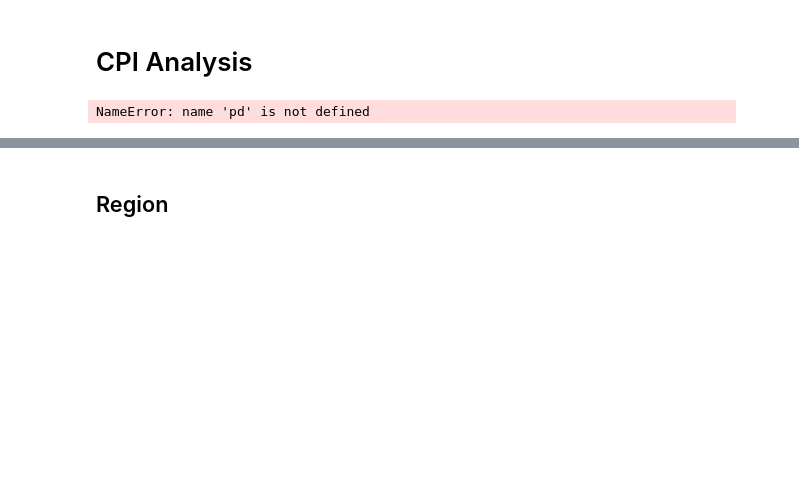
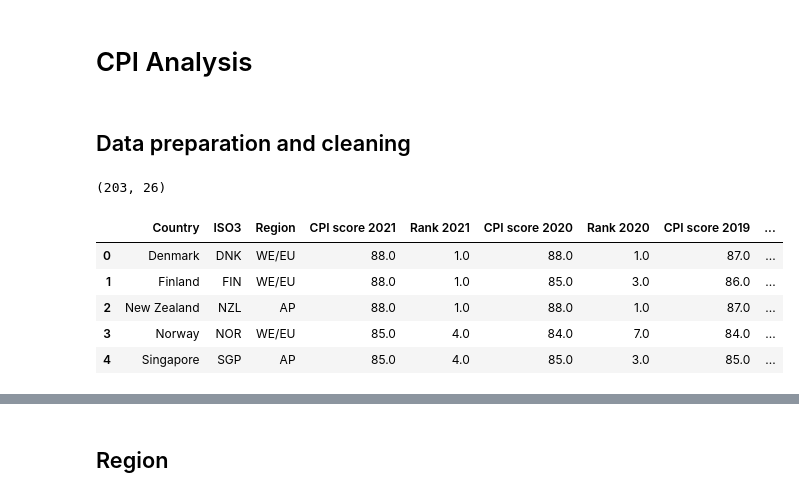
Before and after one commit to wanzulfikri/cpi_analysis, a Jupyter notebook: CPI 2012-2021.ipynb, the cells around one changed output, grey strips where cells are left out. Saved outputs shown, nothing was run; the diff lists cells and outputs as text; code cells hidden in the pictures; blank space fills up the shorter version.

Commit message:
Clean the early parts

```diff
--- a/CPI 2012-2021.ipynb
+++ b/CPI 2012-2021.ipynb
@@ -1,14 +1,11 @@
 # %% [markdown]
 # CPI Analysis
-# %%
-# import the necessary libraries, set options, and define utility functions
-
-
-pd.options.display.max_columns = None
-# %% [output]
-NameError: name 'pd' is not defined
+# %% [markdown]
+## Data preparation and cleaning
 # %%
 import pandas as pd
+pd.options.display.max_columns = None
+
 # import CPI data from 2012-2021
 CPI_2021 = pd.read_csv("datasets/CPI/CPI2021-Table 1.csv", header=2)
 CPI_2020 = pd.read_csv("datasets/CPI/CPI2020-Table 1.csv", header=2)
@@ -21,69 +18,92 @@ CPI_2014 = pd.read_csv("datasets/CPI/CPI2014-Table 1.csv")
 CPI_2013 = pd.read_csv("datasets/CPI/CPI2013-Table 1.csv", header=1)
 CPI_2012 = pd.read_csv("datasets/CPI/CPI2012-Table 1.csv")
 
-# retrieve the Country, ISO3, Region, CPI score, and rank columns
+# retrieve the Country, ISO3, Region, CPI score, and rank columns from all datasets
 # 2021
-
 CPI_2021 = CPI_2021.iloc[:, :5]
-CPI_2021.rename(columns={ "Country / Territory": "Country", "Rank": "Rank 2021"}, inplace=True)
+CPI_2021.rename(columns={ "Country / Territory": "Country", "Rank": "Rank 2021"},
+                inplace=True)
 
 # 2020
 CPI_2020 = CPI_2020.iloc[:, :5]
 CPI_2020.rename(columns={ "Rank": "Rank 2020"}, inplace=True)
-
 CPI = CPI_2021.merge(CPI_2020, how="outer", on=["Country", "ISO3", "Region"])
 
 # 2019
 CPI_2019 = CPI_2019.iloc[:, :5]
 CPI_2019.rename(columns={ "Rank": "Rank 2019"}, inplace=True)
-
 CPI = CPI.merge(CPI_2019, how="outer", on=["Country", "ISO3", "Region"])
 
 # 2018
 CPI_2018 = CPI_2018.iloc[:, :5]
-CPI_2018.rename(columns={ "Rank ": "Rank 2018", "CPI Score 2018": "CPI score 2018"}, inplace=True)
-
+CPI_2018.rename(columns={ "Rank ": "Rank 2018", "CPI Score 2018": "CPI score 2018"},
+                inplace=True)
 CPI = CPI.merge(CPI_2018, how="outer", on=["Country", "ISO3", "Region"])
 
 
 # 2017
 CPI_2017 = CPI_2017.iloc[:, :5]
-CPI_2017.rename(columns={ "Rank ": "Rank 2017", "CPI Score 2017": "CPI score 2017"}, inplace=True)
-
+CPI_2017.rename(columns={ "Rank ": "Rank 2017", "CPI Score 2017": "CPI score 2017"},
+                inplace=True)
 CPI = CPI.merge(CPI_2017, how="outer", on=["Country", "ISO3", "Region"])
 
-# 2016
+# 2016 - from this point on, the datasets have slightly different columns and values than the above datasets
 CPI_2016 = CPI_2016.iloc[:, :4]
 CPI_2016.rename(columns={ "CPI2016": "CPI score 2016", "Rank": "Rank 2016"}, inplace=True)
-
 CPI = CPI.merge(CPI_2016, how="outer", on=["Country"], suffixes=["", "_2016"])
 CPI.drop("Region_2016", axis=1, inplace=True)
 
 # 2015
 CPI_2015 = CPI_2015.iloc[:, :5]
 CPI_2015.drop("Region", axis=1, inplace=True)
-CPI_2015.rename(columns={ "CPI 2015 Score": "CPI score 2015", "Country Rank": "Rank 2015", "Country/Territory": "Country", "Country Code": "ISO3"}, inplace=True)
-
+CPI_2015.rename(columns={ "CPI 2015 Score": "CPI score 2015",
+                         "Country Rank": "Rank 2015",
+                         "Country/Territory": "Country",
+                         "Country Code": "ISO3"
+                        },
+                        inplace=True)
 CPI = CPI.merge(CPI_2015, how="outer", on=["Country"], suffixes=["", "_2015"])
 
 # 2014
 CPI_2014 = CPI_2014.iloc[:, :5]
 CPI_2014.drop("Region", axis=1, inplace=True)
-CPI_2014.rename(columns={ "CPI 2014": "CPI score 2014", "Country Rank": "Rank 2014", "Country/Territory": "Country", "Country Code": "ISO3"}, inplace=True)
+CPI_2014.rename(columns={ "CPI 2014": "CPI score 2014",
+                         "Country Rank": "Rank 2014",
+                         "Country/Territory": "Country",
+                         "Country Code": "ISO3"
+                        },
+                        inplace=True)
 CPI = CPI.merge(CPI_2014, how="outer", on=["Country"], suffixes=["", "_2014"])
 
 # 2013
 CPI_2013 = CPI_2013.iloc[:, :7]
 CPI_2013.drop(labels=["Region", "IFS Code", "Country Rank.1"], axis=1, inplace=True)
-CPI_2013.rename(columns={ "CPI 2013 Score": "CPI score 2013", "Country Rank": "Rank 2013", "Country / Territory": "Country", "Country Code": "ISO3", "WB Code": "ISO3"}, inplace=True)
+CPI_2013.rename(columns={ "CPI 2013 Score": "CPI score 2013",
+                         "Country Rank": "Rank 2013",
+                         "Country / Territory": "Country",
+                         "Country Code": "ISO3",
+                         "WB Code": "ISO3"},
+                         inplace=True)
 CPI = CPI.merge(CPI_2013, how="outer", on=["Country"], suffixes=["", "_2013"])
 
 # 2012
 CPI_2012 = CPI_2012.iloc[:, :4]
 CPI_2012.drop(labels=["Unnamed: 2"], axis=1, inplace=True)
-CPI_2012.rename(columns={ "CPI 2012 Score": "CPI score 2012", "Country Rank": "Rank 2012", "Country / Territory": "Country"}, inplace=True)
+CPI_2012.rename(columns={ "CPI 2012 Score": "CPI score 2012",
+                         "Country Rank": "Rank 2012",
+                         "Country / Territory": "Country"},
+                         inplace=True)
 CPI = CPI.merge(CPI_2012, how="outer", on=["Country"], suffixes=["", "_2012"])
 
 
 # sanity check
+print(CPI.shape)
 CPI.head()
+# %% [output]
+(203, 26)
+|  | Country | ISO3 | Region | CPI score 2021 | Rank 2021 | CPI score 2020 | Rank 2020 | CPI score 2019 | ... |
+| 0 | Denmark | DNK | WE/EU | 88.0 | 1.0 | 88.0 | 1.0 | 87.0 | ... |
+| 1 | Finland | FIN | WE/EU | 88.0 | 1.0 | 85.0 | 3.0 | 86.0 | ... |
+| 2 | New Zealand | NZL | AP | 88.0 | 1.0 | 88.0 | 1.0 | 87.0 | ... |
+| 3 | Norway | NOR | WE/EU | 85.0 | 4.0 | 84.0 | 7.0 | 84.0 | ... |
+| 4 | Singapore | SGP | AP | 85.0 | 4.0 | 85.0 | 3.0 | 85.0 | ... |
```
Also changed, not shown: parts of 89 cells of this notebook.
